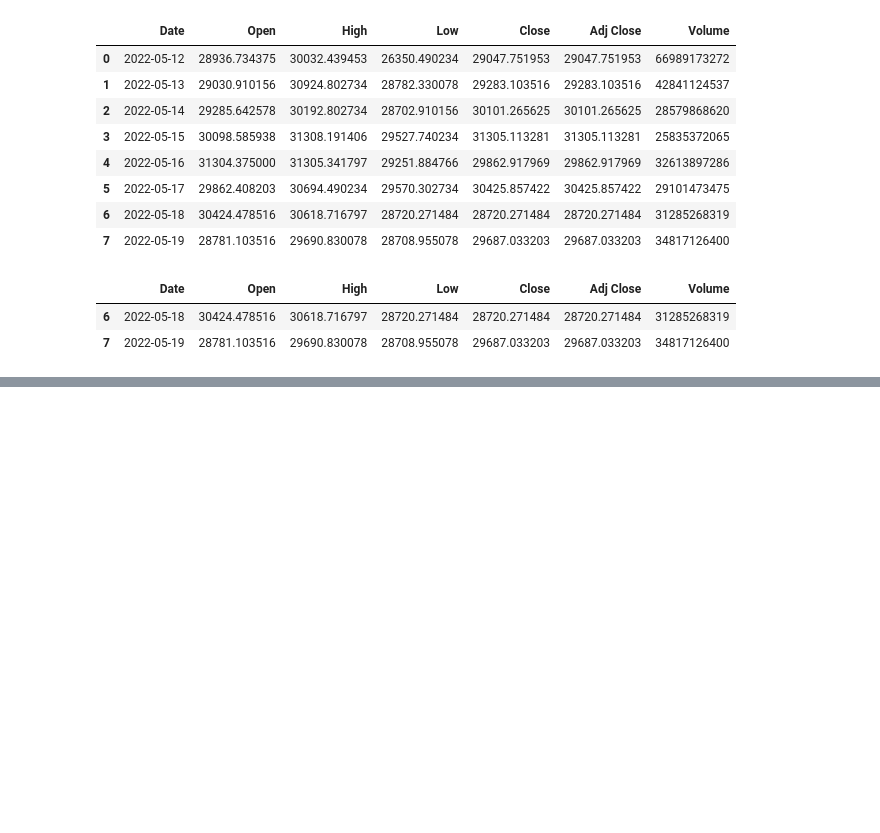
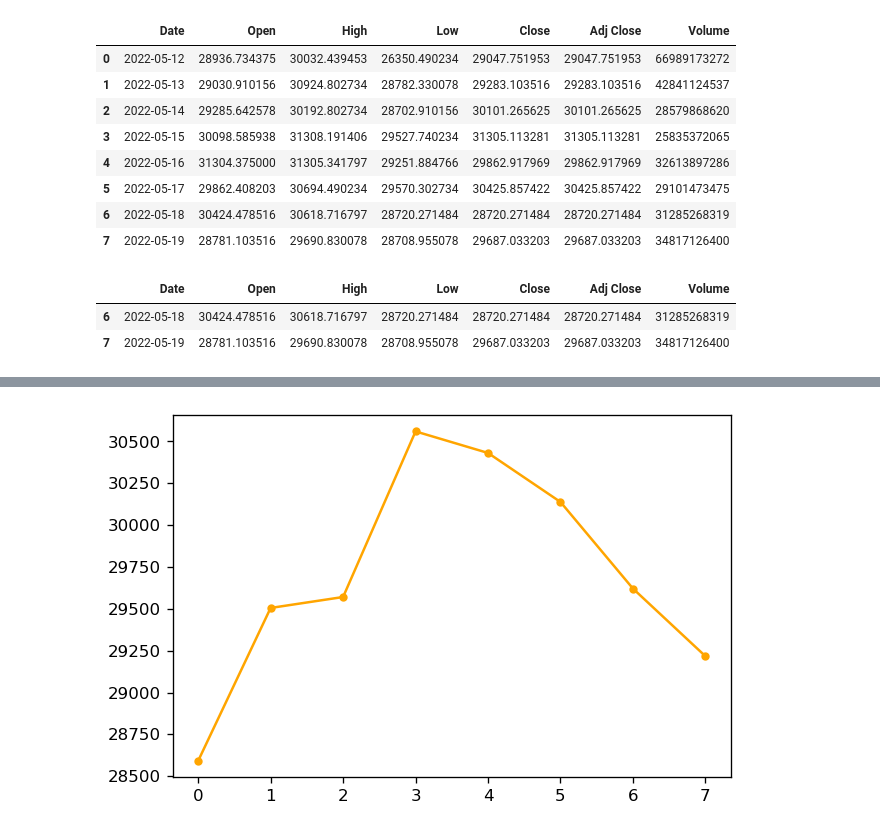
Before and after one commit to joshbrook/BTC-Sentiment-Analysis, a Jupyter notebook: graphing.ipynb, the cells around one changed output, grey strips where cells are left out. Drawn from its saved outputs; the diff is of its cells as text; code cells hidden in the pictures; blank space fills up the shorter version.

```diff
--- a/graphing.ipynb
+++ b/graphing.ipynb
@@ -59,7 +59,7 @@ import numpy as np
 
 avgs = []
 for i in range(8):
-    avgs.append((btc.iloc[i]["High"] + btc.iloc[i]["Low"]) / 2)
+    avgs.append((btc.iloc[i]["High"] + btc.iloc[i]["Low"] + btc.iloc[i]["Open"] + btc.iloc[i]["Close"])  / 4)
 
 avgs
 # %% [output]
@@ -81,0 +88,8 @@ btc.iloc[6]["High"]
+# %%
+fig = plt.figure(dpi=120)
+
+plt.plot(avgs, marker='o', markersize=4, color='orange')
+
+plt.show()
+# %% [output]
+[figure, added]
```
Also changed, not shown: parts of 6 cells of this notebook.
